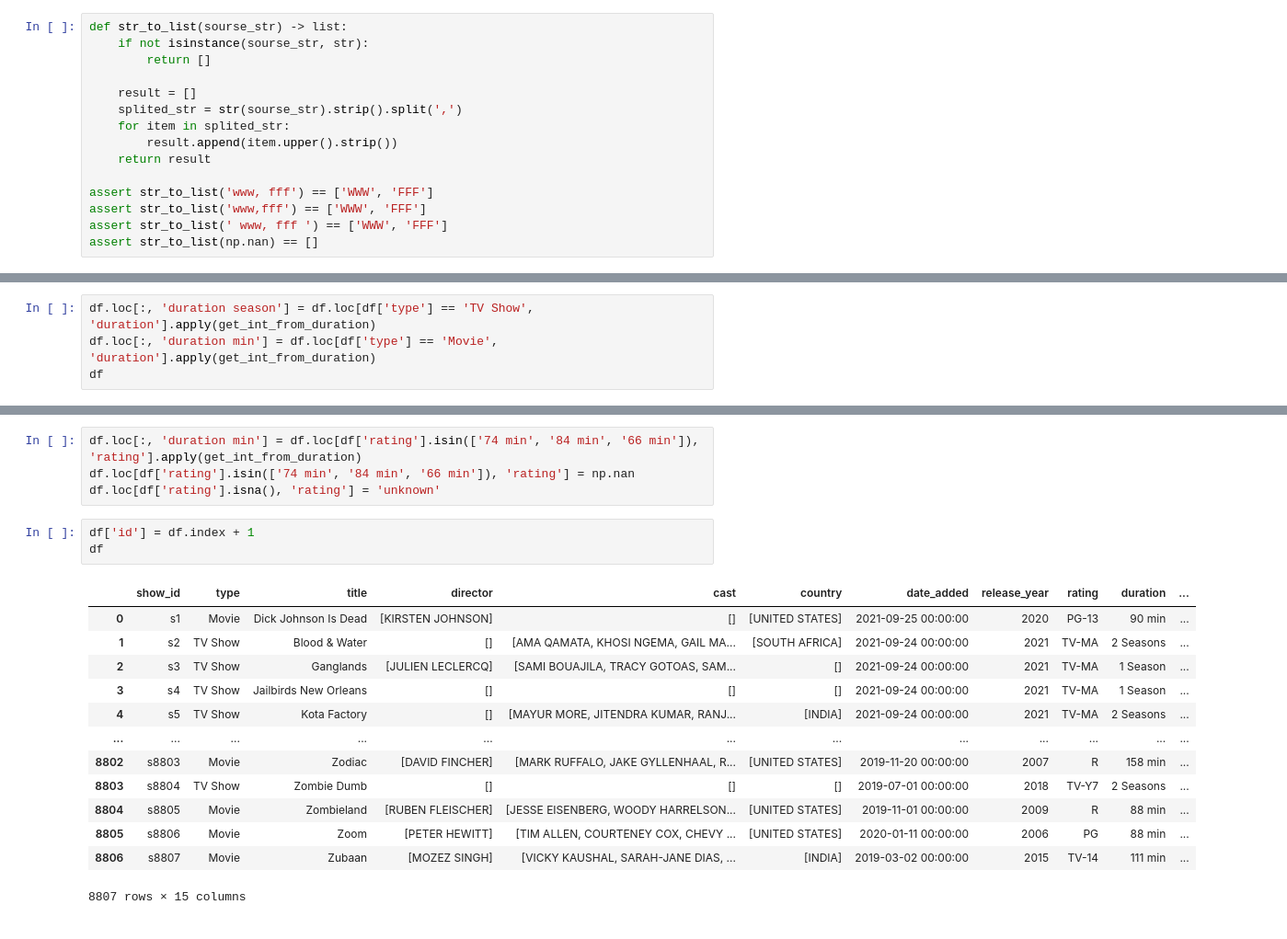
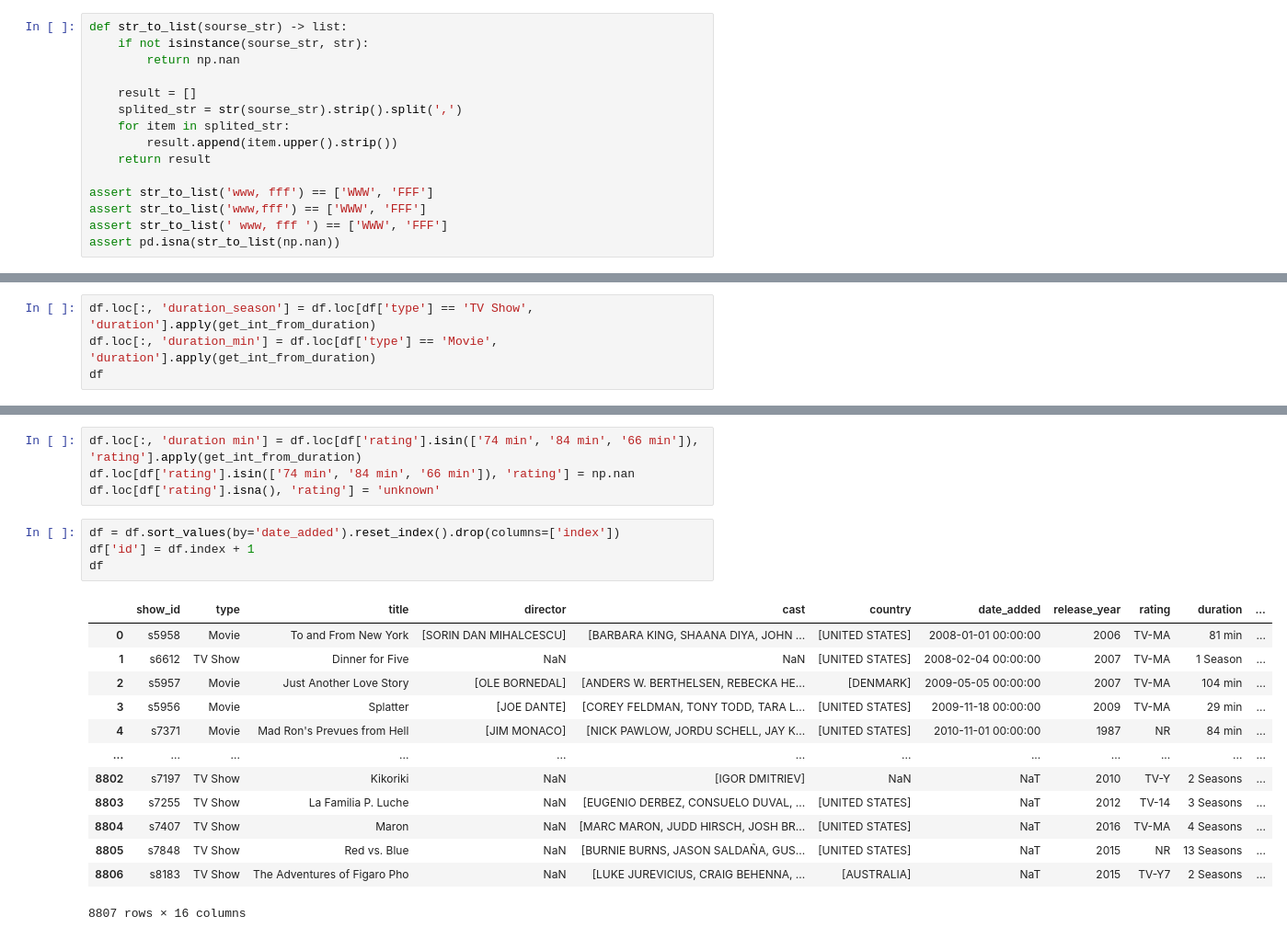
Before and after one commit to vadim-gusak/netflix_dataset, a Jupyter notebook: netflix_transform.ipynb, the cells around one changed output, grey strips where cells are left out. Shown: that part at 92% size. Drawn from its saved outputs; the diff is of its cells as text.

```diff
--- a/netflix_transform.ipynb
+++ b/netflix_transform.ipynb
@@ -25,7 +24,7 @@ df
 # %%
 def str_to_list(sourse_str) -> list:
     if not isinstance(sourse_str, str):
-        return []
+        return np.nan
 
     result = []
     splited_str = str(sourse_str).strip().split(',')
@@ -36,7 +35,7 @@ def str_to_list(sourse_str) -> list:
 assert str_to_list('www, fff') == ['WWW', 'FFF']
 assert str_to_list('www,fff') == ['WWW', 'FFF']
 assert str_to_list(' www, fff ') == ['WWW', 'FFF']
-assert str_to_list(np.nan) == []
+assert pd.isna(str_to_list(np.nan))
 # %%
 df.loc[:, 'cast'] = df.loc[:, 'cast'].apply(str_to_list)
 df.loc[:, 'director'] = df.loc[:, 'director'].apply(str_to_list)
@@ -72,6 +72,6 @@ assert get_int_from_duration('10') == 10
 # %%
-df.loc[:, 'duration season'] = df.loc[df['type'] == 'TV Show', 'duration'].apply(get_int_from_duration)
-df.loc[:, 'duration min'] = df.loc[df['type'] == 'Movie', 'duration'].apply(get_int_from_duration)
+df.loc[:, 'duration_season'] = df.loc[df['type'] == 'TV Show', 'duration'].apply(get_int_from_duration)
+df.loc[:, 'duration_min'] = df.loc[df['type'] == 'Movie', 'duration'].apply(get_int_from_duration)
 df
 # %% [output]
 |  | show_id | type | title | director | cast | country | date_added | release_year | rating | duration | ... |
@@ -92,19 +92,20 @@ df.loc[:, 'duration min'] = df.loc[df['rating'].isin(['74 min', '84 min', '66 mi
 df.loc[df['rating'].isin(['74 min', '84 min', '66 min']), 'rating'] = np.nan
 df.loc[df['rating'].isna(), 'rating'] = 'unknown'
 # %%
+df = df.sort_values(by='date_added').reset_index().drop(columns=['index'])
 df['id'] = df.index + 1
 df
 # %% [output]
 |  | show_id | type | title | director | cast | country | date_added | release_year | rating | duration | ... |
-| 0 | s1 | Movie | Dick Johnson Is Dead | [KIRSTEN JOHNSON] | [] | [UNITED STATES] | 2021-09-25 00:00:00 | 2020 | PG-13 | 90 min | ... |
-| 1 | s2 | TV Show | Blood & Water | [] | [AMA QAMATA, KHOSI NGEMA, GAIL MA... | [SOUTH AFRICA] | 2021-09-24 00:00:00 | 2021 | TV-MA | 2 Seasons | ... |
-| 2 | s3 | TV Show | Ganglands | [JULIEN LECLERCQ] | [SAMI BOUAJILA, TRACY GOTOAS, SAM... | [] | 2021-09-24 00:00:00 | 2021 | TV-MA | 1 Season | ... |
-| 3 | s4 | TV Show | Jailbirds New Orleans | [] | [] | [] | 2021-09-24 00:00:00 | 2021 | TV-MA | 1 Season | ... |
-| 4 | s5 | TV Show | Kota Factory | [] | [MAYUR MORE, JITENDRA KUMAR, RANJ... | [INDIA] | 2021-09-24 00:00:00 | 2021 | TV-MA | 2 Seasons | ... |
+| 0 | s5958 | Movie | To and From New York | [SORIN DAN MIHALCESCU] | [BARBARA KING, SHAANA DIYA, JOHN ... | [UNITED STATES] | 2008-01-01 00:00:00 | 2006 | TV-MA | 81 min | ... |
+| 1 | s6612 | TV Show | Dinner for Five | NaN | NaN | [UNITED STATES] | 2008-02-04 00:00:00 | 2007 | TV-MA | 1 Season | ... |
+| 2 | s5957 | Movie | Just Another Love Story | [OLE BORNEDAL] | [ANDERS W. BERTHELSEN, REBECKA HE... | [DENMARK] | 2009-05-05 00:00:00 | 2007 | TV-MA | 104 min | ... |
+| 3 | s5956 | Movie | Splatter | [JOE DANTE] | [COREY FELDMAN, TONY TODD, TARA L... | [UNITED STATES] | 2009-11-18 00:00:00 | 2009 | TV-MA | 29 min | ... |
+| 4 | s7371 | Movie | Mad Ron's Prevues from Hell | [JIM MONACO] | [NICK PAWLOW, JORDU SCHELL, JAY K... | [UNITED STATES] | 2010-11-01 00:00:00 | 1987 | NR | 84 min | ... |
 | ... | ... | ... | ... | ... | ... | ... | ... | ... | ... | ... | ... |
-| 8802 | s8803 | Movie | Zodiac | [DAVID FINCHER] | [MARK RUFFALO, JAKE GYLLENHAAL, R... | [UNITED STATES] | 2019-11-20 00:00:00 | 2007 | R | 158 min | ... |
-| 8803 | s8804 | TV Show | Zombie Dumb | [] | [] | [] | 2019-07-01 00:00:00 | 2018 | TV-Y7 | 2 Seasons | ... |
-| 8804 | s8805 | Movie | Zombieland | [RUBEN FLEISCHER] | [JESSE EISENBERG, WOODY HARRELSON... | [UNITED STATES] | 2019-11-01 00:00:00 | 2009 | R | 88 min | ... |
-| 8805 | s8806 | Movie | Zoom | [PETER HEWITT] | [TIM ALLEN, COURTENEY COX, CHEVY ... | [UNITED STATES] | 2020-01-11 00:00:00 | 2006 | PG | 88 min | ... |
-| 8806 | s8807 | Movie | Zubaan | [MOZEZ SINGH] | [VICKY KAUSHAL, SARAH-JANE DIAS, ... | [INDIA] | 2019-03-02 00:00:00 | 2015 | TV-14 | 111 min | ... |
+| 8802 | s7197 | TV Show | Kikoriki | NaN | [IGOR DMITRIEV] | NaN | NaT | 2010 | TV-Y | 2 Seasons | ... |
+| 8803 | s7255 | TV Show | La Familia P. Luche | NaN | [EUGENIO DERBEZ, CONSUELO DUVAL, ... | [UNITED STATES] | NaT | 2012 | TV-14 | 3 Seasons | ... |
+| 8804 | s7407 | TV Show | Maron | NaN | [MARC MARON, JUDD HIRSCH, JOSH BR... | [UNITED STATES] | NaT | 2016 | TV-MA | 4 Seasons | ... |
+| 8805 | s7848 | TV Show | Red vs. Blue | NaN | [BURNIE BURNS, JASON SALDAÑA, GUS... | [UNITED STATES] | NaT | 2015 | NR | 13 Seasons | ... |
+| 8806 | s8183 | TV Show | The Adventures of Figaro Pho | NaN | [LUKE JUREVICIUS, CRAIG BEHENNA, ... | [AUSTRALIA] | NaT | 2015 | TV-Y7 | 2 Seasons | ... |
-8807 rows × 15 columns
+8807 rows × 16 columns
```
Also changed, not shown: parts of 18 cells of this notebook.
